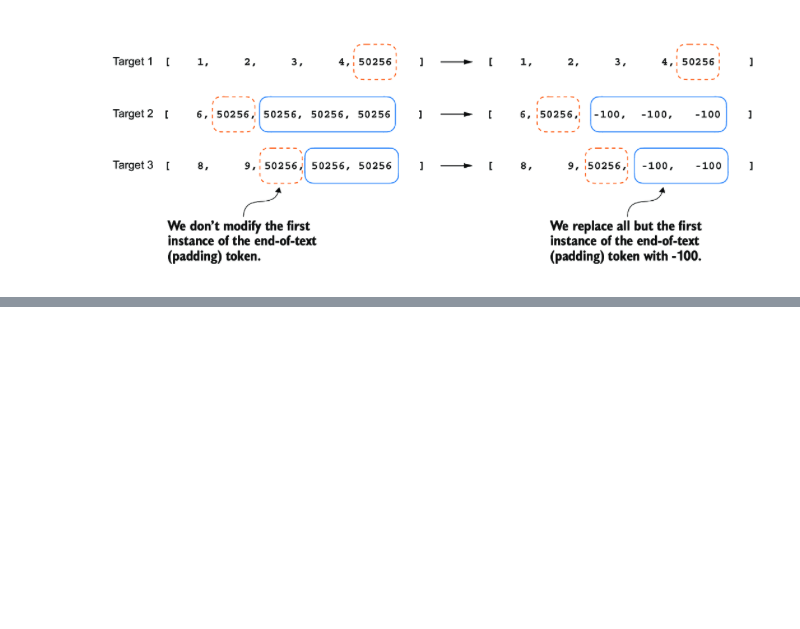
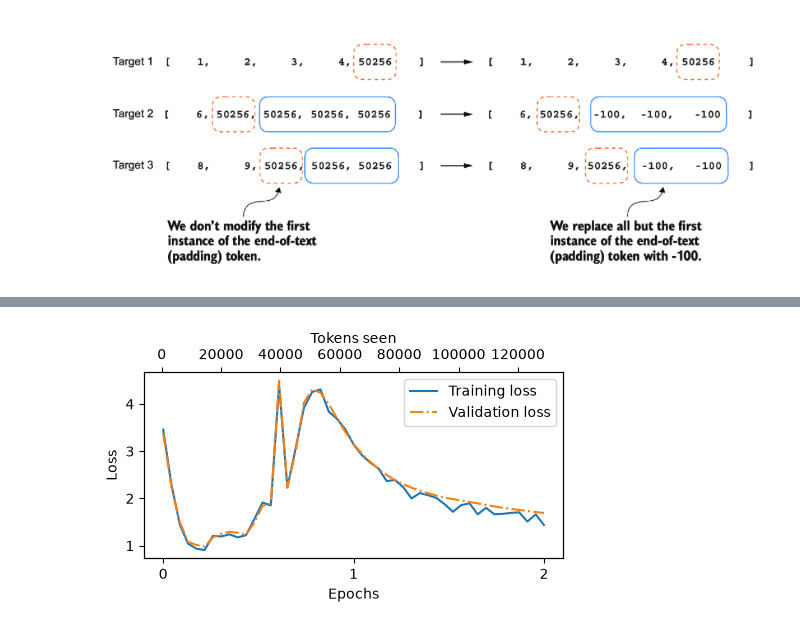
Before and after one commit to savinshynu/LLM_from_scratch, a Jupyter notebook: instruction-fine_tuning.ipynb, the cells around one changed output, grey strips where cells are left out. Drawn from its saved outputs; the diff is of its cells as text; code cells hidden in the pictures; blank space fills up the shorter version.

```diff
--- a/instruction-fine_tuning.ipynb
+++ b/instruction-fine_tuning.ipynb
@@ -161,0 +227,4 @@ def custom_collate_fn(
+# %%
+device = torch.device(
+    "mps" if torch.backends.mps.is_available() else "cpu"
+)
@@ -161,0 +416,22 @@ def custom_collate_fn(
+# %%
+start_time = time.time()
+torch.manual_seed(123)
+
+# Define the optimizer here
+# Keep the learning rate to very small to avoid heavy updates
+# we can also do something like a linear warmup rate and cosine annealing to train slowly
+
+optimizer = torch.optim.AdamW(
+    model.parameters(), lr=0.00005, weight_decay=0.1
+)
+num_epochs = 2
+
+train_losses, val_losses, tokens_seen = train_model_simple(
+    model, train_loader, val_loader, optimizer, device,
+    num_epochs=num_epochs, eval_freq=5, eval_iter=5,
+    start_context=format_input(val_data[0]), tokenizer=tokenizer
+)
+
+end_time = time.time()
+execution_time_minutes = (end_time - start_time) / 60
+print(f"Training completed in {execution_time_minutes:.2f} minutes.")
@@ -161,0 +456,21 @@ def custom_collate_fn(
+# %%
+def plot_losses(epochs_seen, tokens_seen, train_losses, val_losses):
+    fig, ax1 = plt.subplots(figsize=(5, 3))
+    ax1.plot(epochs_seen, train_losses, label="Training loss")
+    ax1.plot(
+        epochs_seen, val_losses, linestyle="-.", label="Validation loss"
+    )
+    ax1.set_xlabel("Epochs")
+    ax1.set_ylabel("Loss")
+    ax1.legend(loc="upper right")
+    ax1.xaxis.set_major_locator(MaxNLocator(integer=True))
+    ax2 = ax1.twiny()                   #1
+    ax2.plot(tokens_seen, train_losses, alpha=0)     #2
+    ax2.set_xlabel("Tokens seen")
+    fig.tight_layout()
+    plt.show()
+# %%
+epochs_tensor = torch.linspace(0, num_epochs, len(train_losses))
+plot_losses(epochs_tensor, tokens_seen, train_losses, val_losses)
+# %% [output]
+[figure, added]
```
Also changed, not shown: parts of 31 cells of this notebook, 4 other files.
